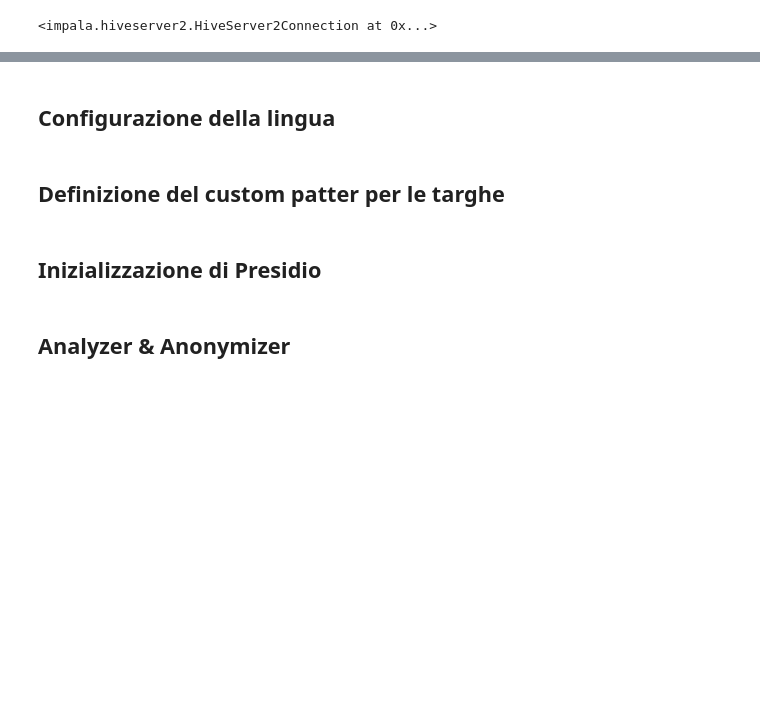
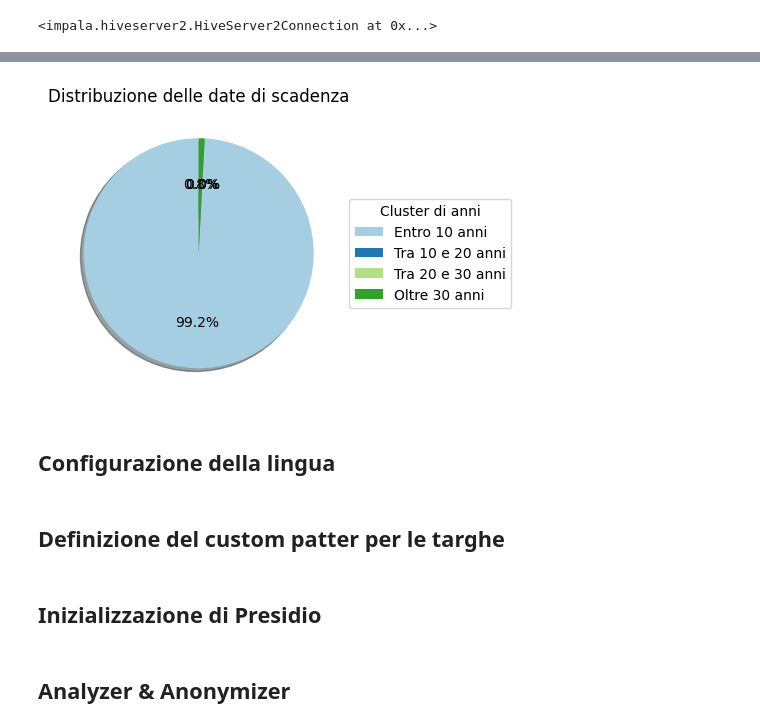
Before and after one commit to pagopa/pagopa-qa, a Jupyter notebook: data analysis/RTP analisi dati.ipynb, the cells around one changed output, grey strips where cells are left out. Saved outputs shown, nothing was run; the diff lists cells and outputs as text; code cells hidden in the pictures; blank space fills up the shorter version.

```diff
--- a/data analysis/RTP analisi dati.ipynb
+++ b/data analysis/RTP analisi dati.ipynb
@@ -45,0 +371,85 @@ conn.close()
+# %%
+import pandas as pd
+import matplotlib.pyplot as plt
+from datetime import datetime, timedelta, timezone
+from tqdm import tqdm
+from collections import Counter
+
+def analyze_due_dates(df):
+    total = len(df)
+    if total == 0:
+        print("Nessun record presente nel dataset.")
+        return
+
+    # Debug: stampa il primo record
+    print("Primo record:", df.iloc[0]['after.due_date'])
+
+    # Definisci la data attuale
+    today = datetime.now(timezone.utc)
+
+    # Definisci i cluster di anni
+    clusters = {
+        "Entro 10 anni": 10,
+        "Tra 10 e 20 anni": 20,
+        "Tra 20 e 30 anni": 30,
+        "Oltre 30 anni": float('inf')
+    }
+
+    # Conta i record per ciascun cluster
+    cluster_counts = {key: [] for key in clusters.keys()}
+
+    for date_val in tqdm(df['after.due_date'].dropna(), desc="Elaborazione date", unit=" record"):
+        try:
+            # Converti da microsecondi a secondi
+            timestamp_seconds = date_val / 1_000_000
+
+            # Converte in datetime
+            date_converted = datetime.fromtimestamp(timestamp_seconds,tz=timezone.utc)
+
+            # Debug: stampa la data convertita
+            #print(f"Valore originale: {date_val}, Data convertita: {date_converted}")
+
+            delta_years = (date_converted - today).total_seconds() / (365 * 24 * 3600)  # Converti in anni
+
+            for cluster, years in clusters.items():
+                if delta_years <= years:
+                    cluster_counts[cluster].append(date_converted.strftime("%d/%m/%Y"))
+                    break
+        except ValueError:
+            continue
+
+    # Stampa i risultati
+    for cluster, dates in cluster_counts.items():
+        count = len(dates)
+        print(f"{cluster}: {count} record ({count / total * 100:.2f}%)")
+
+        # Non stampare il dettaglio per "Entro 10 anni"
+        if cluster != "Entro 10 anni":
+            # Raggruppa le date identiche
+            date_counts = Counter(dates)
+
+            # Stampa ogni data con il suo totale
+            for date, freq in date_counts.items():
+                print(f"  - {date} {freq}")
+
+    # Creazione grafico a torta
+    #plt.figure(figsize=(6, 6))
+    #plt.pie([len(dates) for dates in cluster_counts.values()], labels=cluster_counts.keys(), autopct='%1.1f%%', colors=plt.cm.Paired.colors, shadow=True, startangle=90)
+    #plt.title("Distribuzione delle date di scadenza")
+    #plt.show()
+
+    # Creazione grafico a torta senza etichette sulla torta
+    plt.figure(figsize=(5, 5))  # Aumenta la dimensione del grafico
+    plt.pie([len(dates) for dates in cluster_counts.values()], autopct='%1.1f%%', colors=plt.cm.Paired.colors, shadow=True, startangle=90)
+
+    # Sposta la legenda fuori dal grafico
+    plt.legend(cluster_counts.keys(), title="Cluster di anni", loc="center left", bbox_to_anchor=(1, 0.5), fontsize=10)
+    plt.title("Distribuzione delle date di scadenza")
+
+    # Aggiungi un po' di spazio per la legenda
+    plt.subplots_adjust(right=0.7)
+    plt.show()
+
+
+analyze_due_dates(dataframe_duedate)
+# %% [output]
@@ -46,3 +464,4 @@ conn.close()
+[figure, added]
 # %% [markdown]
 ## Configurazione della lingua
 # %%
```
Also changed, not shown: parts of 19 cells of this notebook.
